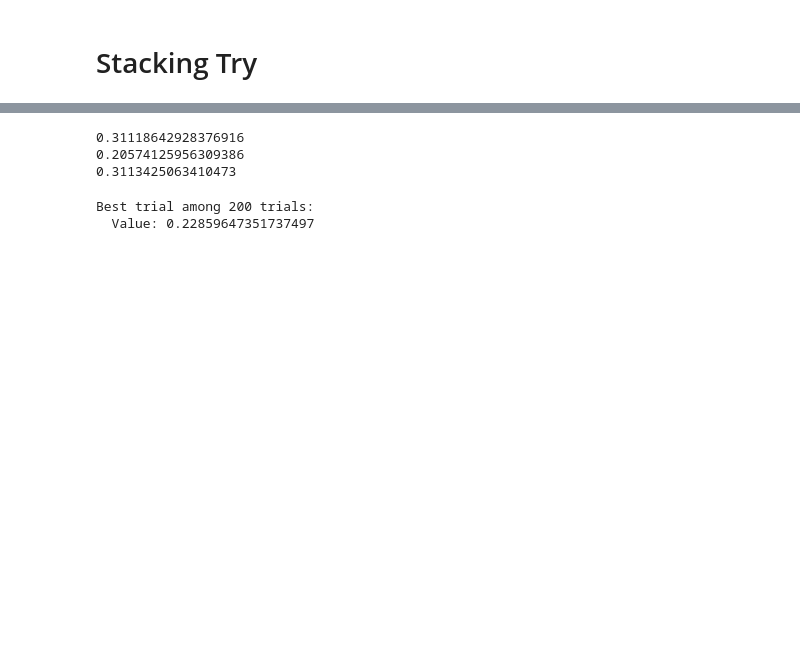
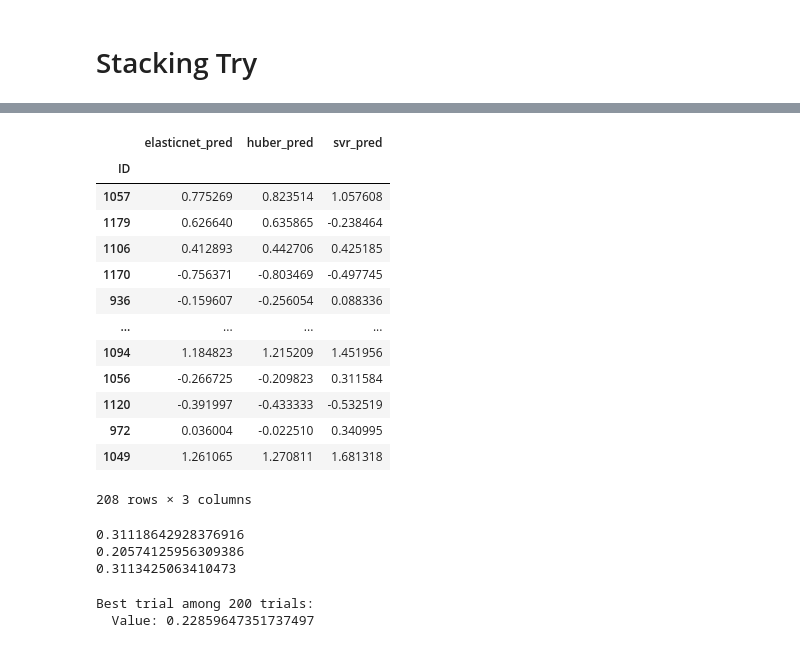
Before and after one commit to chantomkit/QRT2023, a Jupyter notebook: eda.ipynb, the cells around one changed output, grey strips where cells are left out. Drawn from its saved outputs; the diff is of its cells as text; code cells hidden in the pictures; blank space fills up the shorter version.

```diff
--- a/eda.ipynb
+++ b/eda.ipynb
@@ -442,37 +510,3 @@ bpreds_test = pd.concat(bpreds_test, axis=1)
-# %%
-drop_col = drop_cols_single + ["TARGET", "DAY_ID", "RANK", "COUNTRY"]
-ds_single = dataset(df_single_day, exclude_X_cols=drop_col, y_col='RANK', split=True)
-
-ds_single_X_y_dict = {
-    'full':
-    {
-        'fr':
-        {
-            'X': ds_single.X_full,
-            'y': ds_single.y_full,
-        },
-    },
-    'train':
-    {
-        'fr':
-        {
-            'X': ds_single.X_train,
-            'y': ds_single.y_train,
-        },
-    },
-    'valid':
-    {
-        'fr':
-        {
-            'X': ds_single.X_valid,
-            'y': ds_single.y_valid,
-        },
-    },
-}
-
-X_single_dict = {
-    'fr': df_single_day.drop(drop_col, axis=1),
-}
 # %%
 # optimize_models(
 #     ds_single_X_y_dict,
@@ -482,8 +517,8 @@ X_single_dict = {
 # )
 # %%
-IGNORE_MODEL_LIST = ['xgb', 'lgbm', 'ridge', 'lasso', 'huber', 'elasticnet', 'knn']
+IGNORE_MODEL_LIST = ['svr']
 mbox = model_box(
-    'voting_models_single_day_cv_5',
+    'voting_models_single_day_cv_10_drop_cols_test',
     ignore_models=IGNORE_MODEL_LIST,
 )
 model_candidates, model_scores = mbox.to_dicts()
@@ -552,3 +603,20 @@ print(1 - pearsonr(ref["TARGET"], submission)[0])
+# %%
+bpreds_all_single
+# %% [output]
+|  | elasticnet_pred | huber_pred | svr_pred |
+| ID |  |  |  |
+| 1057 | 0.775269 | 0.823514 | 1.057608 |
+| 1179 | 0.626640 | 0.635865 | -0.238464 |
+| 1106 | 0.412893 | 0.442706 | 0.425185 |
+| 1170 | -0.756371 | -0.803469 | -0.497745 |
+| 936 | -0.159607 | -0.256054 | 0.088336 |
+| ... | ... | ... | ... |
+| 1094 | 1.184823 | 1.215209 | 1.451956 |
+| 1056 | -0.266725 | -0.209823 | 0.311584 |
+| 1120 | -0.391997 | -0.433333 | -0.532519 |
+| 972 | 0.036004 | -0.022510 | 0.340995 |
+| 1049 | 1.261065 | 1.270811 | 1.681318 |
+208 rows × 3 columns
 # %%
 ds_meta = RegionalDatasets(fe1_train, 0.4, 0.2, drop_X_dict, 'RANK')
 ds_meta_X_y_dict = ds_meta.to_dict()
```
Also changed, not shown: parts of 27 cells of this notebook, 1 other file.
